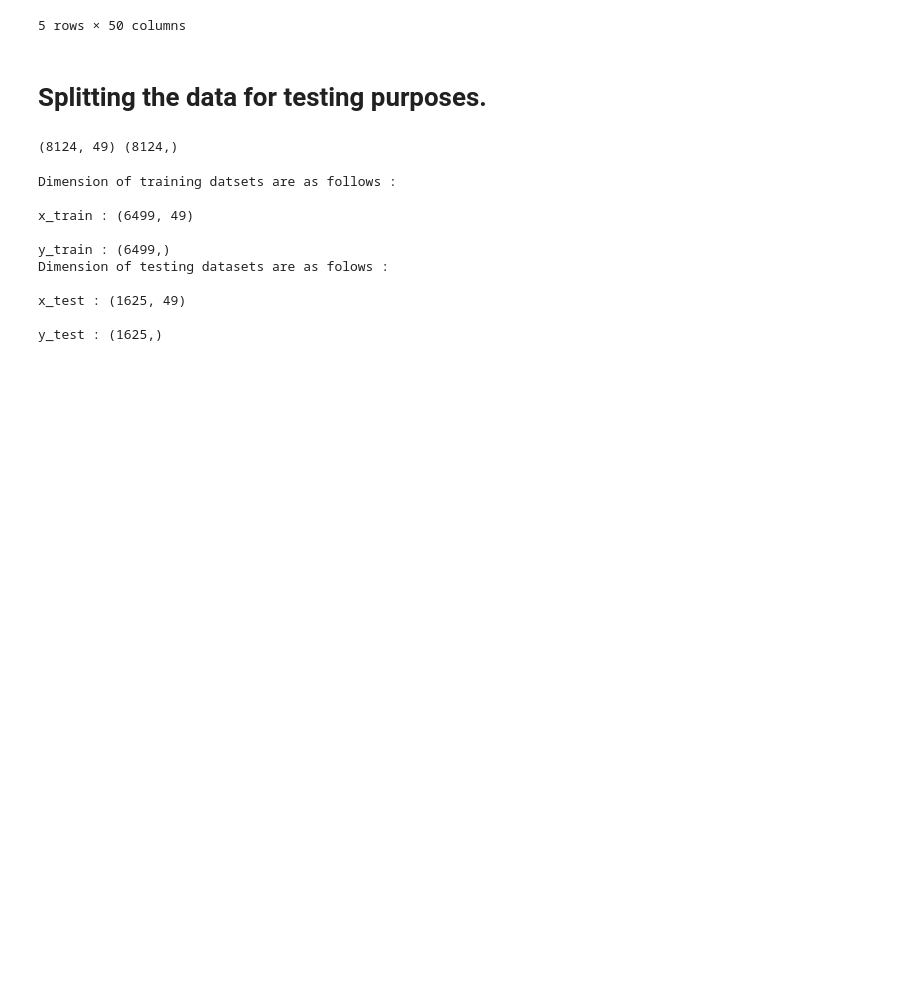
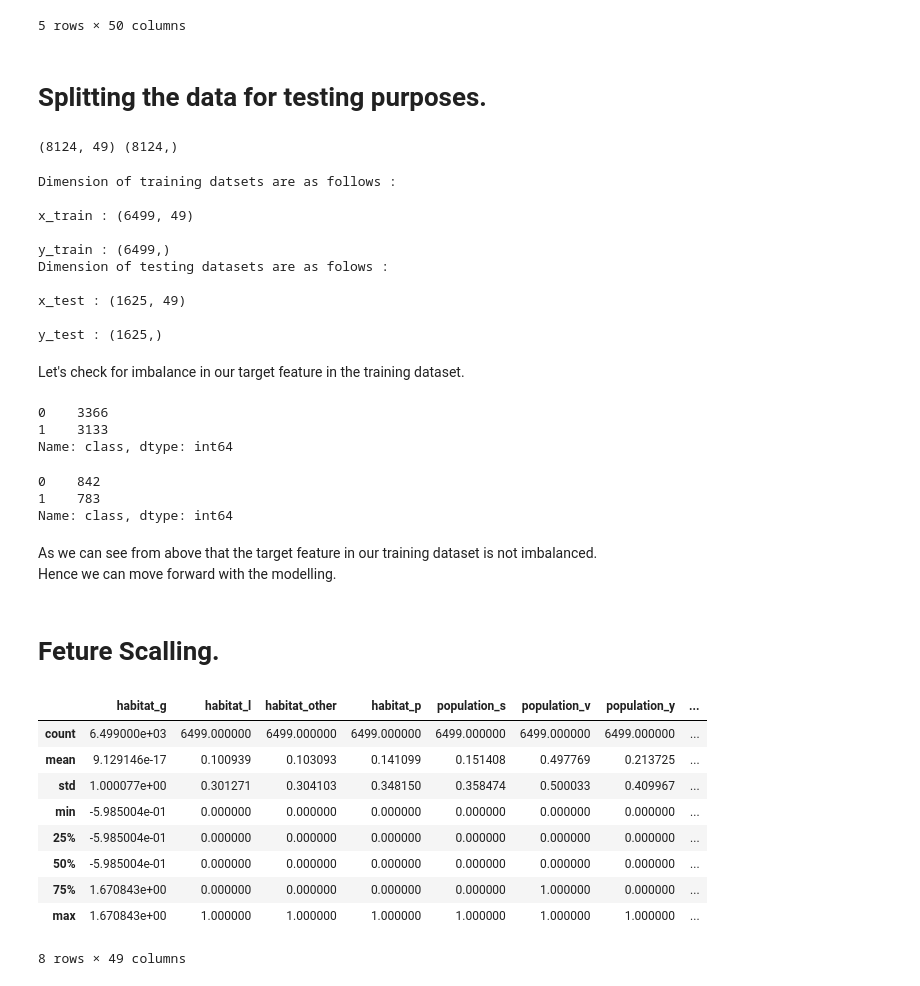
Before and after one commit to Titashmkhrj/Mushroom-classification-project, a Jupyter notebook: Mushroom_classification.ipynb, the cells around one changed output. Saved outputs shown, nothing was run; the diff lists cells and outputs as text; code cells hidden in the pictures; blank space fills up the shorter version.

Commit message:
added feature scalling.

```diff
--- a/Mushroom_classification.ipynb
+++ b/Mushroom_classification.ipynb
@@ -275,3 +280,22 @@ Dimension of testing datasets are as folows :
 x_test : (1625, 49)
 
 y_test : (1625,)
+# %% [markdown]
+Let's check for imbalance in our target feature in the training dataset.
+# %%
+y_train.value_counts()
+# %% [output]
+0    3366
+1    3133
+Name: class, dtype: int64
+# %%
+y_test.value_counts()
+# %% [output]
+0    842
+1    783
+Name: class, dtype: int64
+# %% [markdown]
+As we can see from above that the target feature in our training dataset is not imbalanced.
+Hence we can move forward with the modelling.
+# %% [markdown]
+# Feture Scalling.
@@ -277,0 +307,13 @@ y_test : (1625,)
+# %%
+x_train.describe()
+# %% [output]
+|  | habitat_g | habitat_l | habitat_other | habitat_p | population_s | population_v | population_y | ... |
+| count | 6.499000e+03 | 6499.000000 | 6499.000000 | 6499.000000 | 6499.000000 | 6499.000000 | 6499.000000 | ... |
+| mean | 9.129146e-17 | 0.100939 | 0.103093 | 0.141099 | 0.151408 | 0.497769 | 0.213725 | ... |
+| std | 1.000077e+00 | 0.301271 | 0.304103 | 0.348150 | 0.358474 | 0.500033 | 0.409967 | ... |
+| min | -5.985004e-01 | 0.000000 | 0.000000 | 0.000000 | 0.000000 | 0.000000 | 0.000000 | ... |
+| 25% | -5.985004e-01 | 0.000000 | 0.000000 | 0.000000 | 0.000000 | 0.000000 | 0.000000 | ... |
+| 50% | -5.985004e-01 | 0.000000 | 0.000000 | 0.000000 | 0.000000 | 0.000000 | 0.000000 | ... |
+| 75% | 1.670843e+00 | 0.000000 | 0.000000 | 0.000000 | 0.000000 | 1.000000 | 0.000000 | ... |
+| max | 1.670843e+00 | 1.000000 | 1.000000 | 1.000000 | 1.000000 | 1.000000 | 1.000000 | ... |
+8 rows × 49 columns
```
Also changed, not shown: parts of 7 cells of this notebook.
